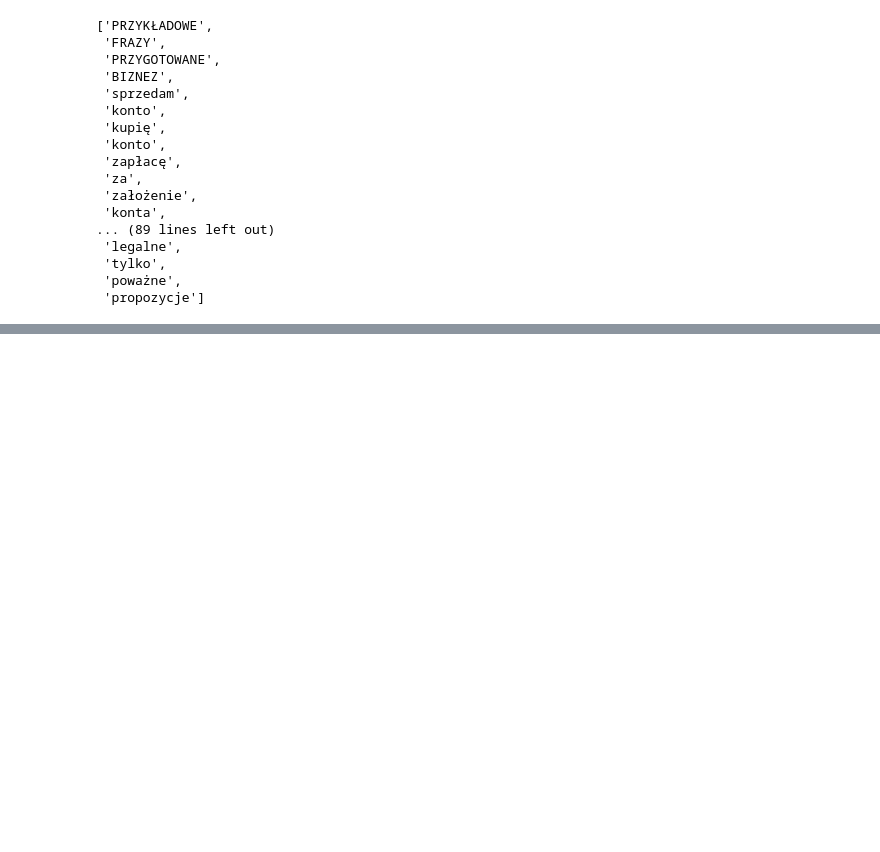
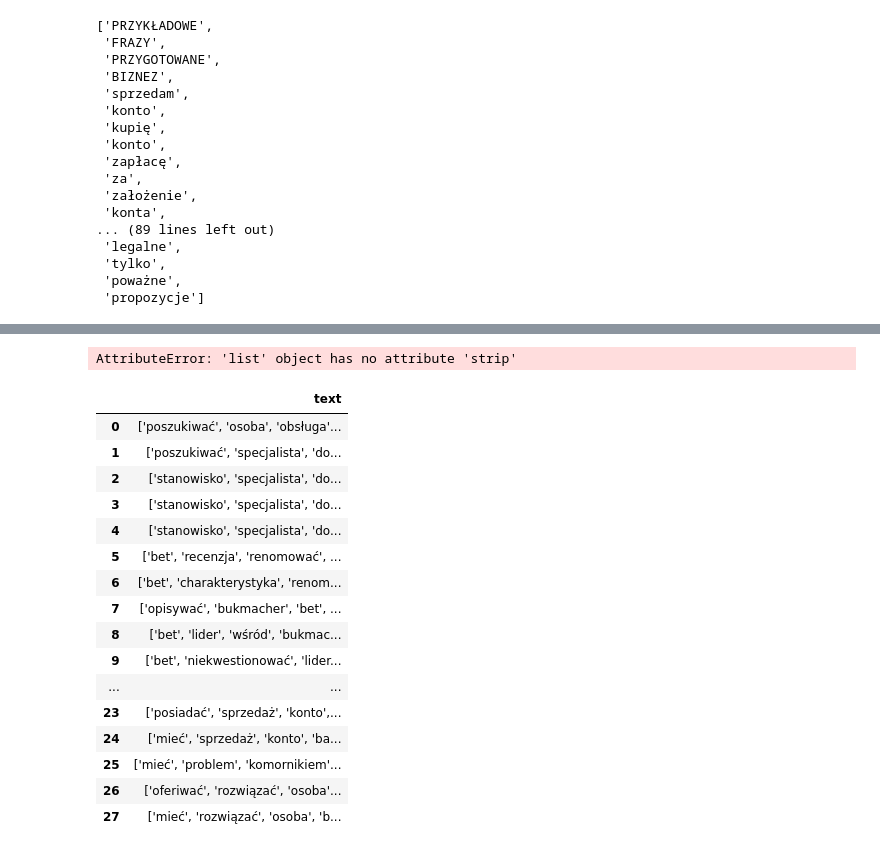
Before and after one commit to galkowskim/Supervision2023, a Jupyter notebook: backend/model/notebooks/maja.ipynb, the cells around one changed output, grey strips where cells are left out. Cells and saved outputs as stored; diff of their text form; code cells hidden in the pictures; blank space fills up the shorter version.

```diff
--- a/backend/model/notebooks/maja.ipynb
+++ b/backend/model/notebooks/maja.ipynb
@@ -192,0 +235,25 @@ list_words
+# %%
+data_negative['text'] = data_negative['text'].apply(lambda x: x.strip('][').split(', '))
+data_negative['text']
+# %% [output]
+AttributeError: 'list' object has no attribute 'strip'
+# %%
+data_negative
+# %% [output]
+|  | text |
+| 0 | ['poszukiwać', 'osoba', 'obsługa'... |
+| 1 | ['poszukiwać', 'specjalista', 'do... |
+| 2 | ['stanowisko', 'specjalista', 'do... |
+| 3 | ['stanowisko', 'specjalista', 'do... |
+| 4 | ['stanowisko', 'specjalista', 'do... |
+| 5 | ['bet', 'recenzja', 'renomować', ... |
+| 6 | ['bet', 'charakterystyka', 'renom... |
+| 7 | ['opisywać', 'bukmacher', 'bet', ... |
+| 8 | ['bet', 'lider', 'wśród', 'bukmac... |
+| 9 | ['bet', 'niekwestionować', 'lider... |
+| ... | ... |
+| 23 | ['posiadać', 'sprzedaż', 'konto',... |
+| 24 | ['mieć', 'sprzedaż', 'konto', 'ba... |
+| 25 | ['mieć', 'problem', 'komornikiem'... |
+| 26 | ['oferiwać', 'rozwiązać', 'osoba'... |
+| 27 | ['mieć', 'rozwiązać', 'osoba', 'b... |
```
Also changed, not shown: parts of 15 cells of this notebook.
